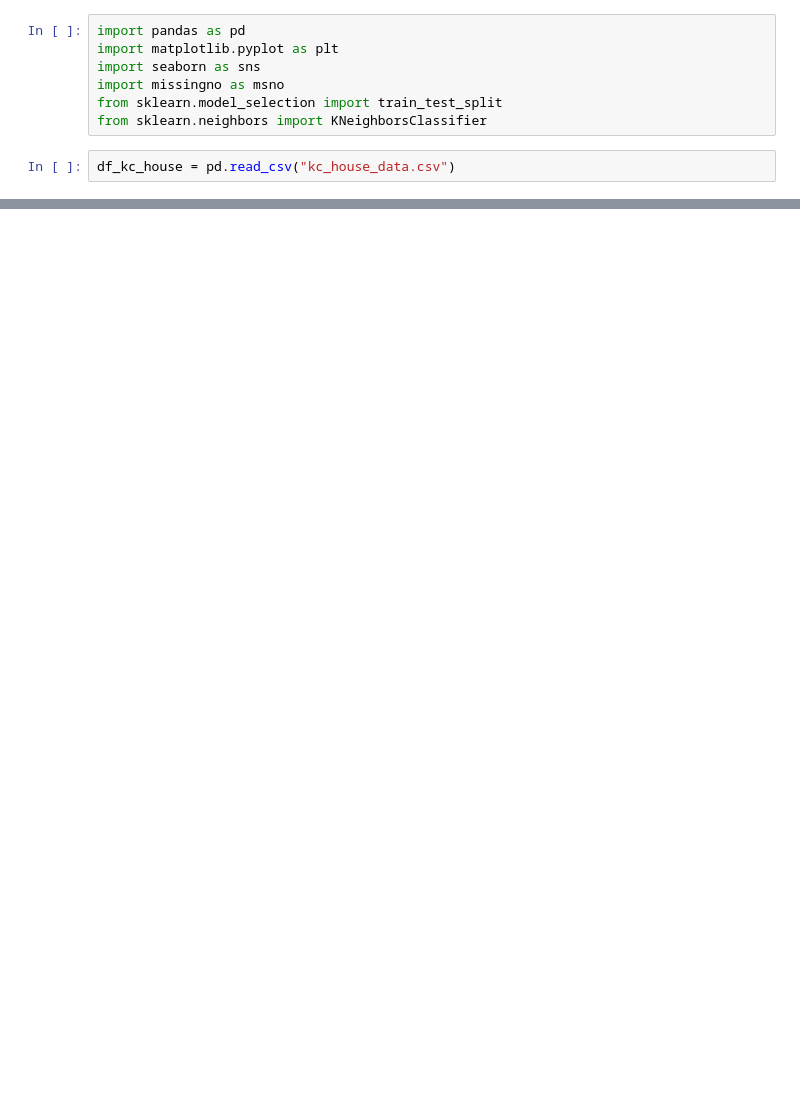
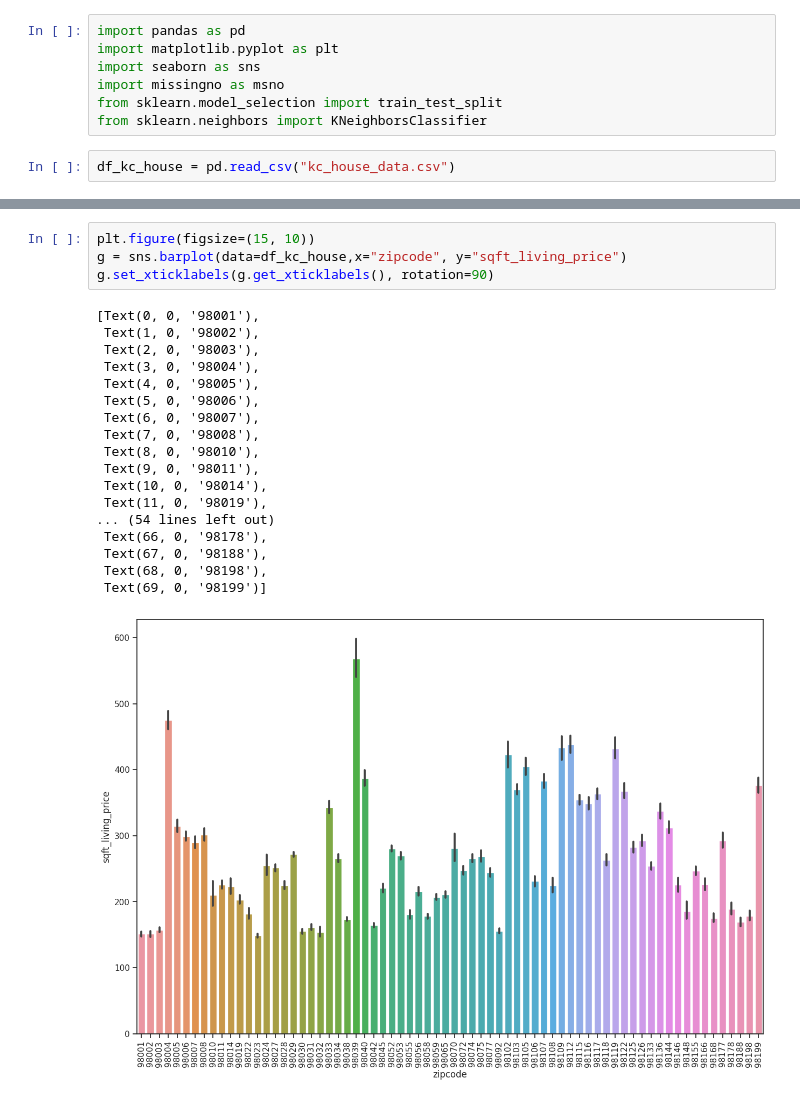
Before and after one commit to vanstavelD/Projet_Final, a Jupyter notebook: data_cleaning_analysis.ipynb, the cells around one changed output, grey strips where cells are left out. Cells and saved outputs as stored; diff of their text form; blank space fills up the shorter version.

```diff
--- a/data_cleaning_analysis.ipynb
+++ b/data_cleaning_analysis.ipynb
@@ -25,0 +191,23 @@ df_kc_house
+# %%
+plt.figure(figsize=(15, 10))
+g = sns.barplot(data=df_kc_house,x="zipcode", y="sqft_living_price")
+g.set_xticklabels(g.get_xticklabels(), rotation=90)
+# %% [output]
+[Text(0, 0, '98001'),
+ Text(1, 0, '98002'),
+ Text(2, 0, '98003'),
+ Text(3, 0, '98004'),
+ Text(4, 0, '98005'),
+ Text(5, 0, '98006'),
+ Text(6, 0, '98007'),
+ Text(7, 0, '98008'),
+ Text(8, 0, '98010'),
+ Text(9, 0, '98011'),
+ Text(10, 0, '98014'),
+ Text(11, 0, '98019'),
+... (54 lines left out)
+ Text(66, 0, '98178'),
+ Text(67, 0, '98188'),
+ Text(68, 0, '98198'),
+ Text(69, 0, '98199')]
+[figure, added]
```
Also changed, not shown: parts of 17 cells of this notebook.
